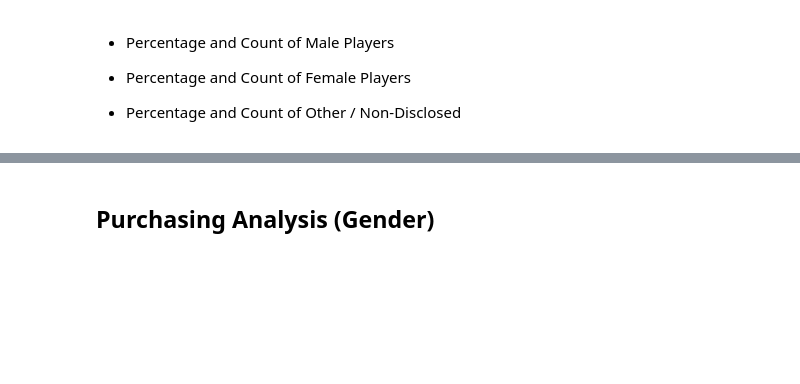
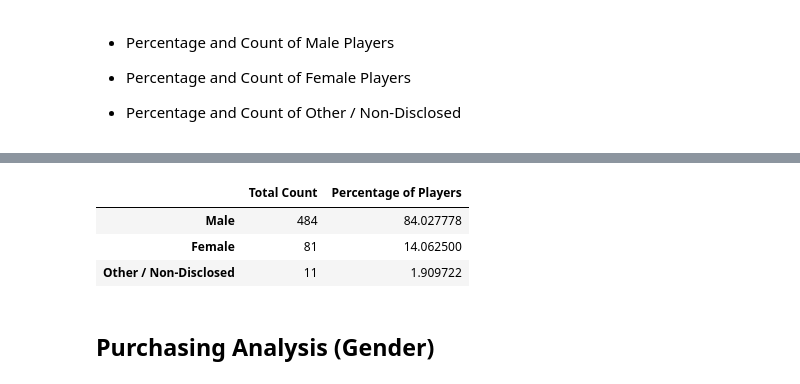
Before and after one commit to Krigerprinsesse/pandas, a Jupyter notebook: HeroesOfPymoli_starter.ipynb, the cells around one changed output, grey strips where cells are left out. Cells and saved outputs as stored; diff of their text form; code cells hidden in the pictures; blank space fills up the shorter version.

```diff
--- a/HeroesOfPymoli_starter.ipynb
+++ b/HeroesOfPymoli_starter.ipynb
@@ -79,3 +81,20 @@ ave_price =
+# %%
+
+gender_drop_dupes = purchase_data.drop_duplicates(["SN"])
+
+gen_total_count = gender_drop_dupes["Gender"].value_counts()
+gen_percent = (gen_total_count)/(len(users))*100
+
+gen_dems = {"Total Count":gen_total_count, "Percentage of Players":gen_percent}
+
+gen_dems_df = pd.DataFrame(gen_dems)
+
+gen_dems_df
+# %% [output]
+|  | Total Count | Percentage of Players |
+| Male | 484 | 84.027778 |
+| Female | 81 | 14.062500 |
+| Other / Non-Disclosed | 11 | 1.909722 |
 # %% [markdown]
 
 ## Purchasing Analysis (Gender)
```
Also changed, not shown: parts of 12 cells of this notebook.
